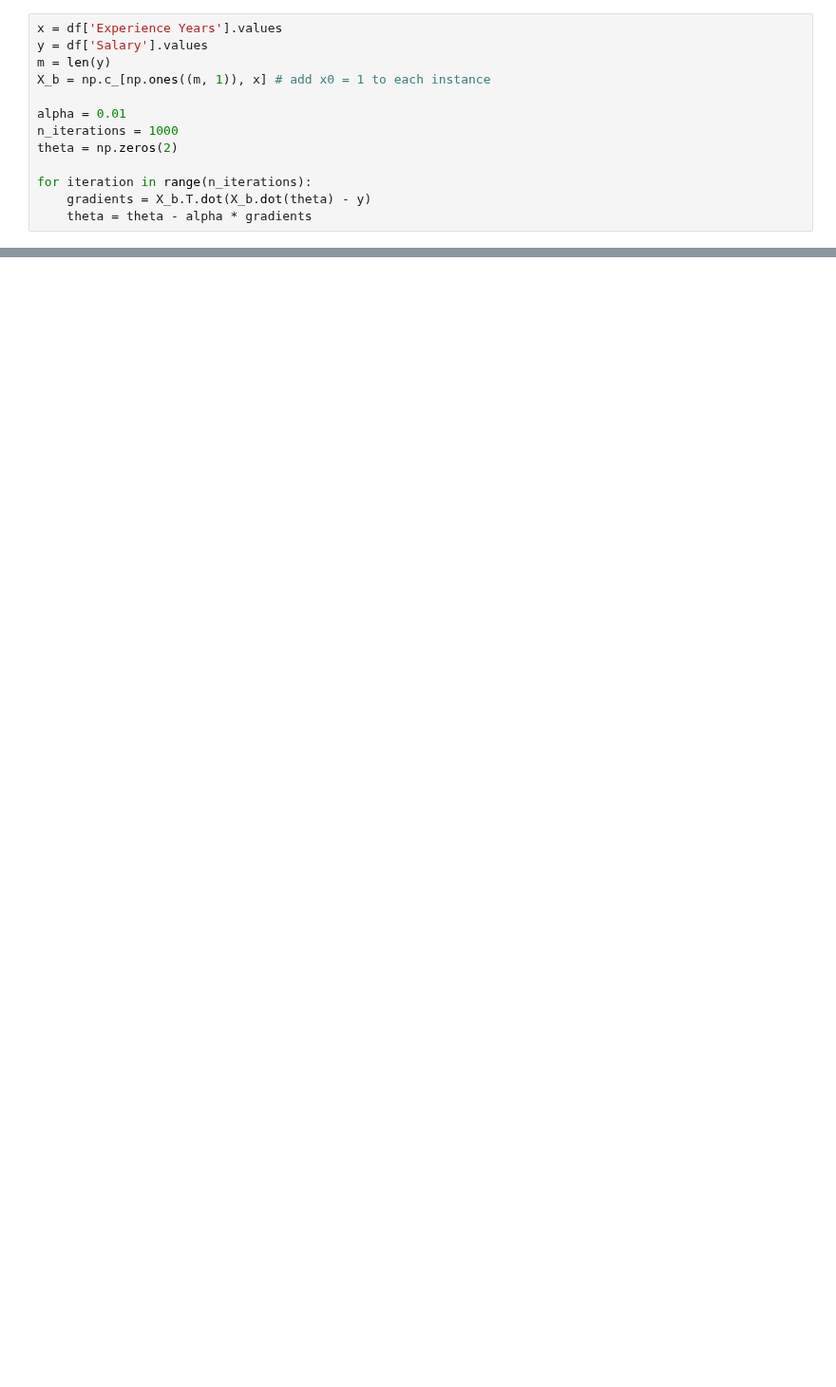
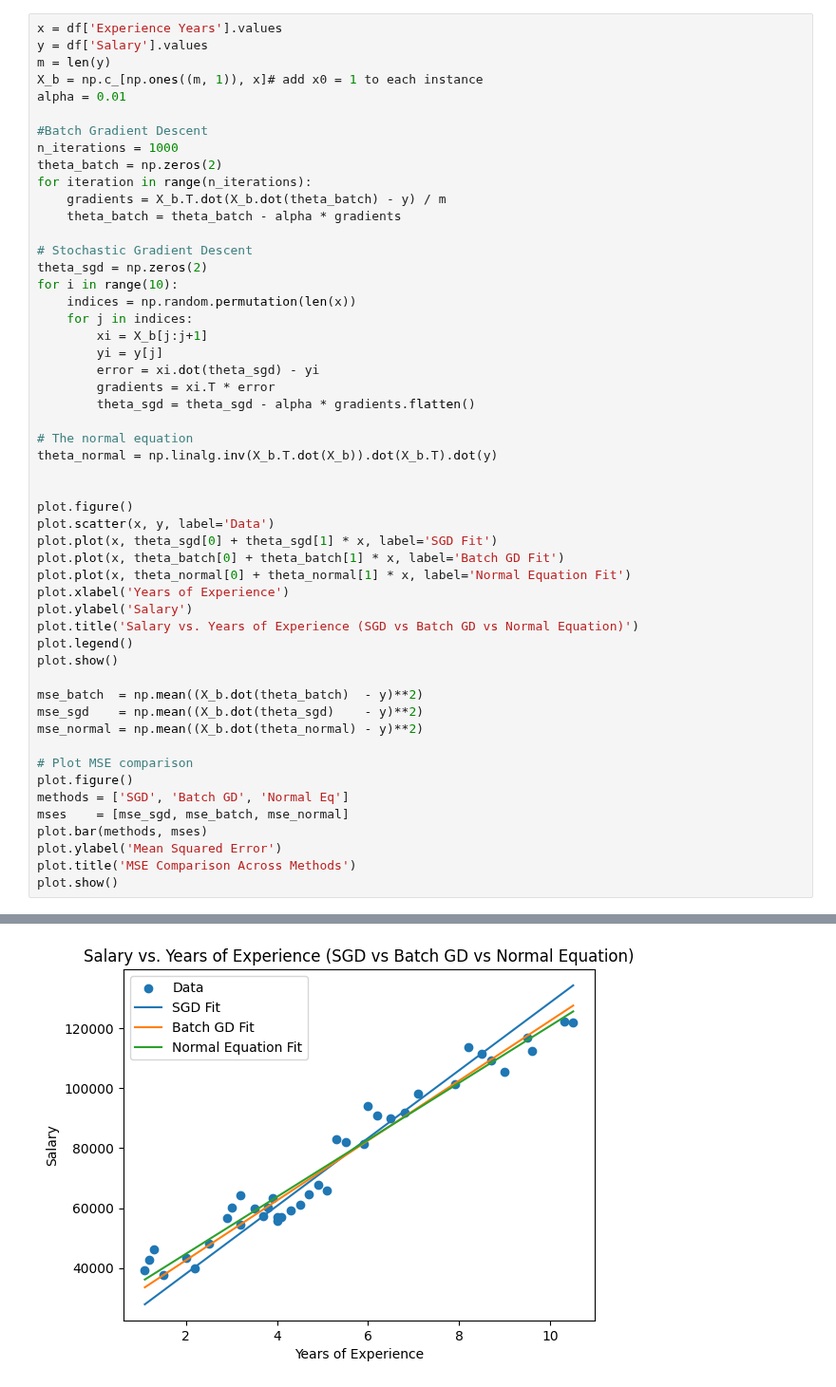
Before and after one commit to bobdong01/Machine_Learning, a Jupyter notebook: Linear Regression/Linear Regression.ipynb, the cells around one changed output, grey strips where cells are left out. Shown at 95% size. Drawn from its saved outputs; the diff is of its cells as text; blank space fills up the shorter version.

Commit message:
Add Linear Regression implementation with SGD, Batch GD, and Normal Equation; include Salary dataset

```diff
--- a/Linear Regression/Linear Regression.ipynb
+++ b/Linear Regression/Linear Regression.ipynb
@@ -17,13 +9,52 @@ plot.show()
 x = df['Experience Years'].values
 y = df['Salary'].values
 m = len(y)
-X_b = np.c_[np.ones((m, 1)), x] # add x0 = 1 to each instance
+X_b = np.c_[np.ones((m, 1)), x]# add x0 = 1 to each instance
+alpha = 0.01
 
-alpha = 0.01
+#Batch Gradient Descent
 n_iterations = 1000
-theta = np.zeros(2)
+theta_batch = np.zeros(2)
+for iteration in range(n_iterations):
+    gradients = X_b.T.dot(X_b.dot(theta_batch) - y) / m
+    theta_batch = theta_batch - alpha * gradients
 
-for iteration in range(n_iterations):
-    gradients = X_b.T.dot(X_b.dot(theta) - y)
-    theta = theta - alpha * gradients
+# Stochastic Gradient Descent
+theta_sgd = np.zeros(2)
+for i in range(10):
+    indices = np.random.permutation(len(x))
+    for j in indices:
+        xi = X_b[j:j+1]
+        yi = y[j]
+        error = xi.dot(theta_sgd) - yi
+        gradients = xi.T * error
+        theta_sgd = theta_sgd - alpha * gradients.flatten()
+
+# The normal equation
+theta_normal = np.linalg.inv(X_b.T.dot(X_b)).dot(X_b.T).dot(y)
+
+
+plot.figure()
+plot.scatter(x, y, label='Data')
+plot.plot(x, theta_sgd[0] + theta_sgd[1] * x, label='SGD Fit')
+plot.plot(x, theta_batch[0] + theta_batch[1] * x, label='Batch GD Fit')
+plot.plot(x, theta_normal[0] + theta_normal[1] * x, label='Normal Equation Fit')
+plot.xlabel('Years of Experience')
+plot.ylabel('Salary')
+plot.title('Salary vs. Years of Experience (SGD vs Batch GD vs Normal Equation)')
+plot.legend()
+plot.show()
+
+mse_batch  = np.mean((X_b.dot(theta_batch)  - y)**2)
+mse_sgd    = np.mean((X_b.dot(theta_sgd)    - y)**2)
+mse_normal = np.mean((X_b.dot(theta_normal) - y)**2)
+
+# Plot MSE comparison
+plot.figure()
+methods = ['SGD', 'Batch GD', 'Normal Eq']
+mses    = [mse_sgd, mse_batch, mse_normal]
+plot.bar(methods, mses)
+plot.ylabel('Mean Squared Error')
+plot.title('MSE Comparison Across Methods')
+plot.show()
 # %% [output]
@@ -30,0 +61 @@ TypeError: 'module' object is not callable
+[figure, added]
```
Also changed, not shown: parts of 3 cells of this notebook.
